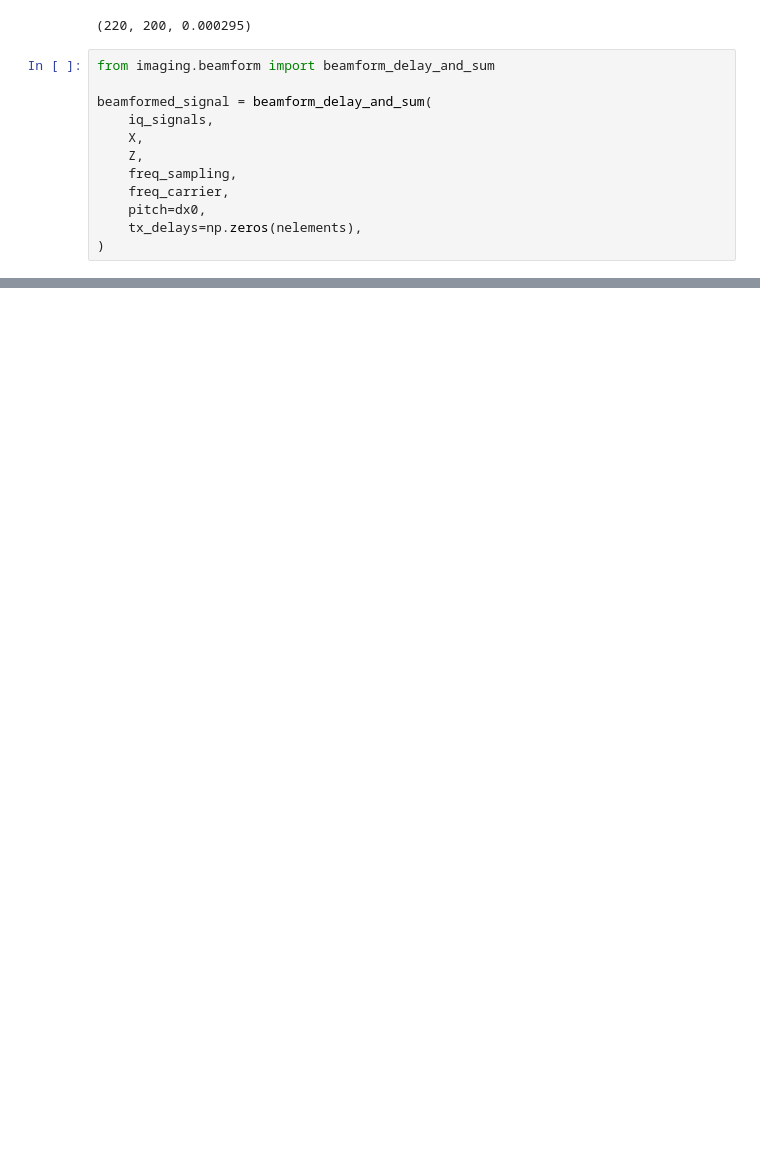
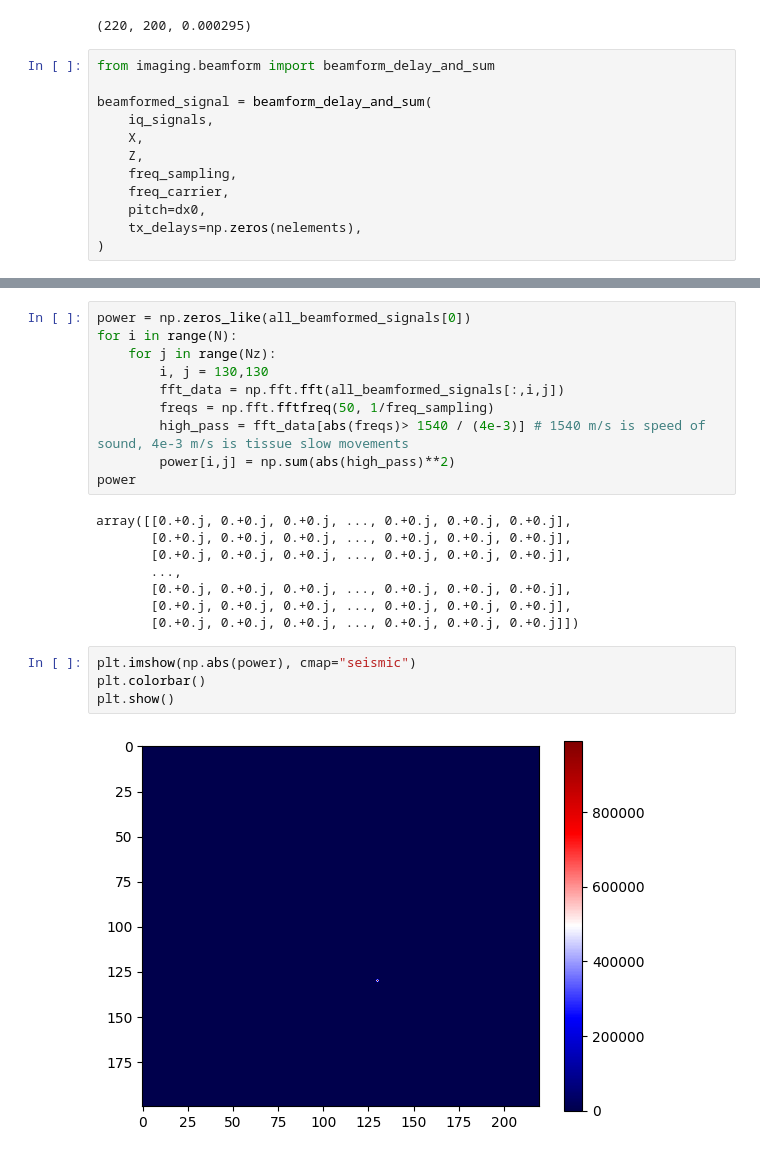
Before and after one commit to thomasrribeiro/brainhackFUS, a Jupyter notebook: notebooks/verasonics_ntkbeamform.ipynb, the cells around one changed output, grey strips where cells are left out. Cells and saved outputs as stored; diff of their text form; blank space fills up the shorter version.

```diff
--- a/notebooks/verasonics_ntkbeamform.ipynb
+++ b/notebooks/verasonics_ntkbeamform.ipynb
@@ -78,0 +111,24 @@ plt.show()
+# %%
+power = np.zeros_like(all_beamformed_signals[0])
+for i in range(N):
+    for j in range(Nz):
+        i, j = 130,130
+        fft_data = np.fft.fft(all_beamformed_signals[:,i,j])
+        freqs = np.fft.fftfreq(50, 1/freq_sampling)
+        high_pass = fft_data[abs(freqs)> 1540 / (4e-3)] # 1540 m/s is speed of sound, 4e-3 m/s is tissue slow movements
+        power[i,j] = np.sum(abs(high_pass)**2)
+power
+# %% [output]
+array([[0.+0.j, 0.+0.j, 0.+0.j, ..., 0.+0.j, 0.+0.j, 0.+0.j],
+       [0.+0.j, 0.+0.j, 0.+0.j, ..., 0.+0.j, 0.+0.j, 0.+0.j],
+       [0.+0.j, 0.+0.j, 0.+0.j, ..., 0.+0.j, 0.+0.j, 0.+0.j],
+       ...,
+       [0.+0.j, 0.+0.j, 0.+0.j, ..., 0.+0.j, 0.+0.j, 0.+0.j],
+       [0.+0.j, 0.+0.j, 0.+0.j, ..., 0.+0.j, 0.+0.j, 0.+0.j],
+       [0.+0.j, 0.+0.j, 0.+0.j, ..., 0.+0.j, 0.+0.j, 0.+0.j]])
+# %%
+plt.imshow(np.abs(power), cmap="seismic")
+plt.colorbar()
+plt.show()
+# %% [output]
+[figure, added]
```
Also changed, not shown: parts of 9 cells of this notebook.
